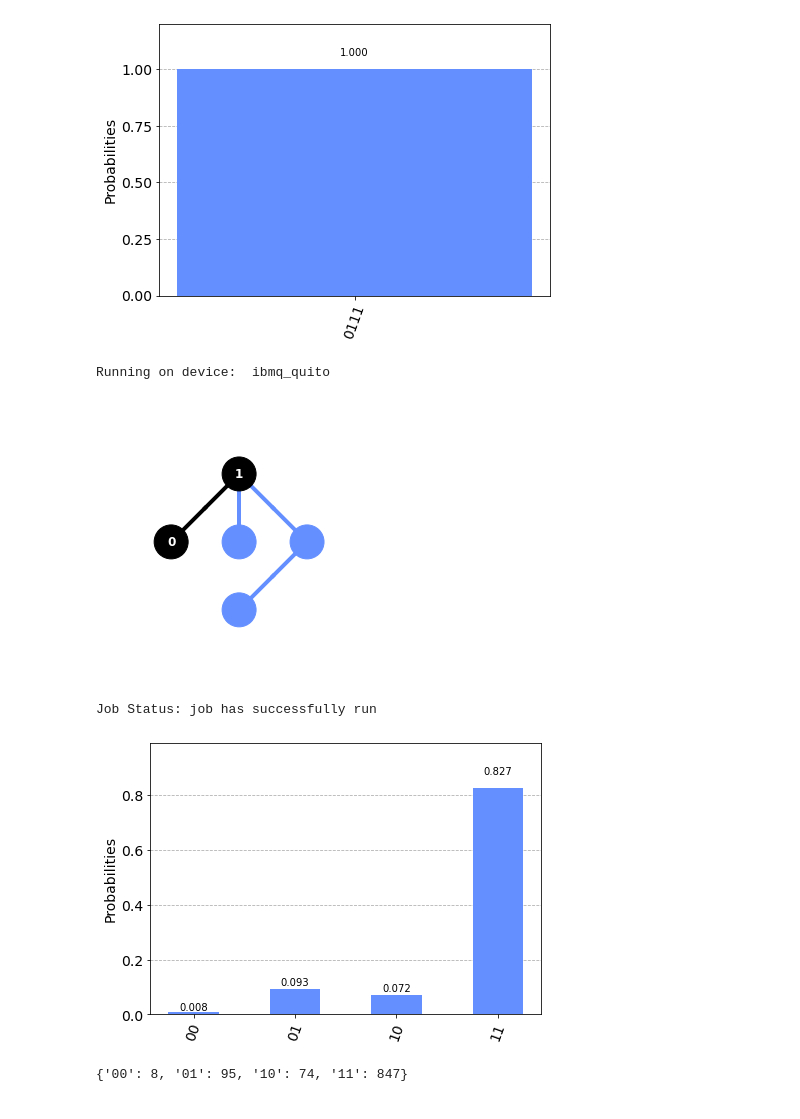
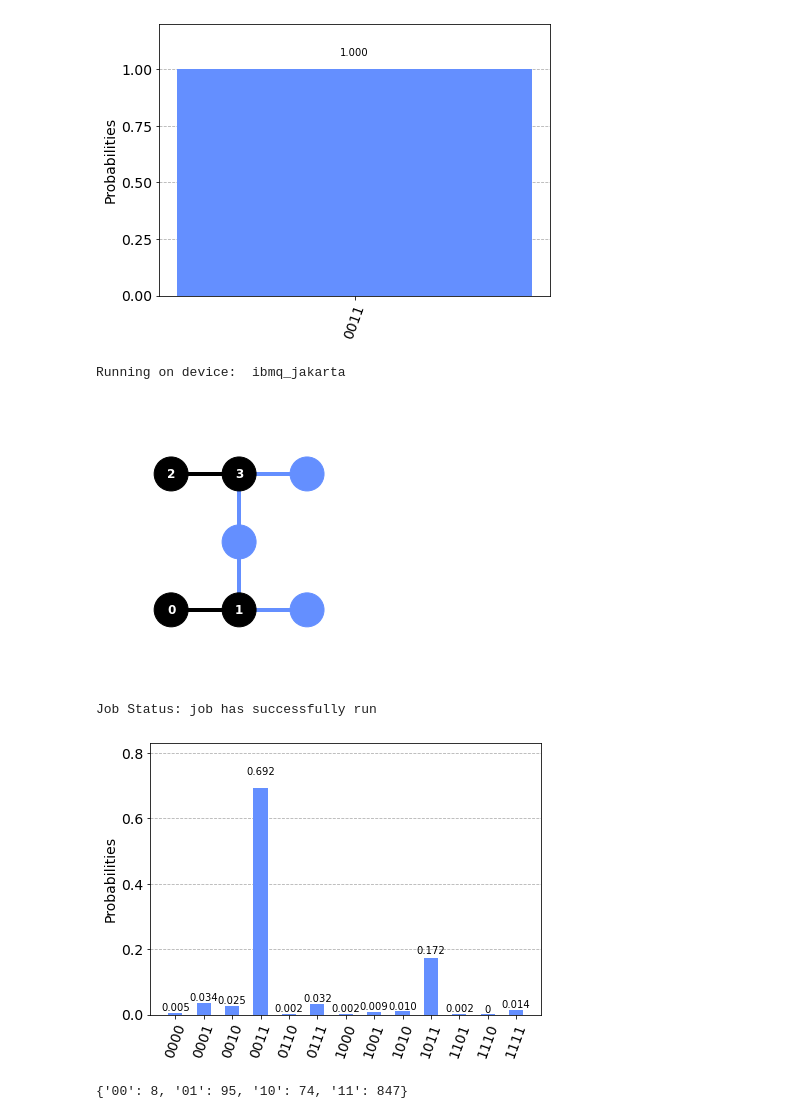
Before and after one commit to caslab-code/qc-antivirus, a Jupyter notebook: experiments/grovers-3qbit/grovers-2qbit-experiments.ipynb, the cells around one changed output. Saved outputs shown, nothing was run; the diff lists cells and outputs as text; code cells hidden in the pictures.

```diff
--- a/experiments/grovers-3qbit/grovers-2qbit-experiments.ipynb
+++ b/experiments/grovers-3qbit/grovers-2qbit-experiments.ipynb
@@ -18,7 +18,7 @@ from qiskit.visualization import plot_histogram
 
 # Load IBM Q account and get the least busy backend device
 provider = IBMQ.load_account()
-provider = IBMQ.get_provider("ibm-q")
-# provider = IBMQ.get_provider(hub='ibm-q-education', group='yale-uni-2', project='cpsc647-quantum')
+# provider = IBMQ.get_provider("ibm-q")
+provider = IBMQ.get_provider(hub='ibm-q-education', group='yale-uni-2', project='cpsc647-quantum')
 # device = provider.get_backend('ibmq_lima') #run on ibmq_lima (5-qbit QC)
 # %% [output]
@@ -26,6 +26,6 @@ ibmqfactory.load_account:WARNING:2022-01-26 00:47:15,925: Credentials are alread
 # %%
-# device_names =  ['ibmq_lima', 'ibmq_bogota', 'ibmq_santiago', 'ibmq_manila', 'ibmq_quito', 'ibmq_belem', 'ibmq_casablanca', 'ibmq_jakarta', 'ibm_lagos', 'ibm_perth'  ]
-device_names =  ['ibmq_lima', 'ibmq_bogota', 'ibmq_santiago', 'ibmq_manila', 'ibmq_quito', 'ibmq_belem']
+device_names =  ['ibmq_lima', 'ibmq_bogota', 'ibmq_santiago', 'ibmq_manila', 'ibmq_quito', 'ibmq_belem', 'ibmq_casablanca', 'ibmq_jakarta', 'ibm_lagos', 'ibm_perth'  ]
+# device_names =  ['ibmq_lima', 'ibmq_bogota', 'ibmq_santiago', 'ibmq_manila', 'ibmq_quito', 'ibmq_belem']
 device = [0]*len(device_names)
 for i in range(len(device_names)):
     device[i] = provider.get_backend(device_names[i])
@@ -128,12 +132,11 @@ def grovers_algorithm(copies, mal_type): # k- decides the depth of the malicious
     else:
         n = 4
 
-#     grover_circuit = QuantumCircuit(n)
+#     grover_circuit = QuantumCircuit(n,2)
     grover_circuit = QuantumCircuit(n)
 
 
     grover_circuit.barrier()
-    grover_circuit.x(2)
 ############## VICTIM's CIRCUIT ######################
     grover_circuit = initialize_s(grover_circuit, [0,1])
 
@@ -218,6 +221,6 @@ def grovers_algorithm(copies, mal_type): # k- decides the depth of the malicious
 
     return grover_circuit
 # %%
-ga = grovers_algorithm(2, 'M2')
+ga = grovers_algorithm(20, 'M2')
 print(ga)
 # %% [output]
@@ -261,23 +264,23 @@ plot_histogram(counts)
 # %%
 
 from qiskit.tools.monitor import job_monitor
 
-backend = device[4]
+backend = device[7]
 print("Running on device: ", backend)
 
-transpiled_ga = transpile(ga, backend, optimization_level=3, scheduling_method='alap', seed_transpiler = 2 )
-# transpiled_ga = transpile(ga, backend, optimization_level=3, scheduling_method='alap', seed_transpiler = 10 )
+transpiled_ga = transpile(ga, backend, optimization_level=3, scheduling_method='alap', seed_transpiler = 16 )
+# transpiled_ga = transpile(ga, backend, optimization_level=3, scheduling_method='alap', seed_transpiler = 4 )
 
 
 # transpiled_ga = transpile(ga, backend, initial_layout = [2,1,3,5], optimization_level=3, scheduling_method='alap')
 # transpiled_ga = transpile(ga, backend, initial_layout = [1,2,5,6], optimization_level=3, scheduling_method='alap')
 
 from qiskit import QuantumCircuit, transpile
 from qiskit.visualization import plot_circuit_layout
 plot_circuit_layout(transpiled_ga, backend = backend)
 # %% [output]
-Running on device:  ibmq_quito
+Running on device:  ibmq_jakarta
-[figure, old version]
+[figure, new version]
 # %%
 job = backend.run(transpiled_ga)
 job_monitor(job, interval=2)
@@ -288,7 +291,7 @@ results = job.result()
 answer = results.get_counts()
 plot_histogram(answer)
 # %% [output]
-[figure, old version]
+[figure, new version]
 # %%
 plot_histogram(answer).savefig('line_plot.pdf')
 # %%
```
Also changed, not shown: parts of 3 cells of this notebook, 8 other files.
